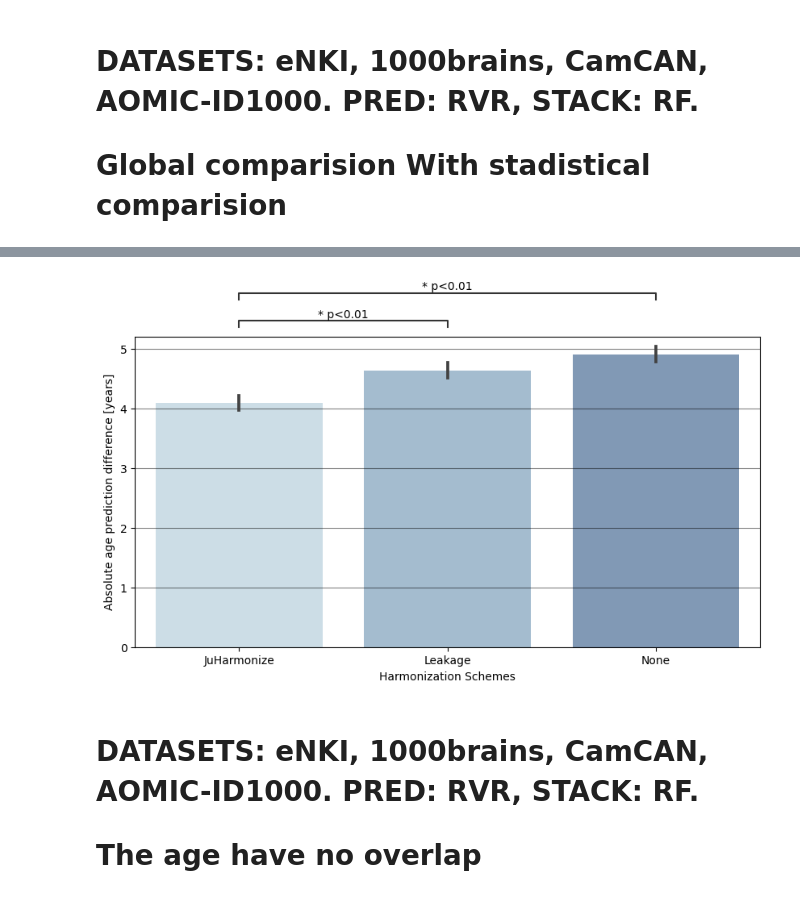
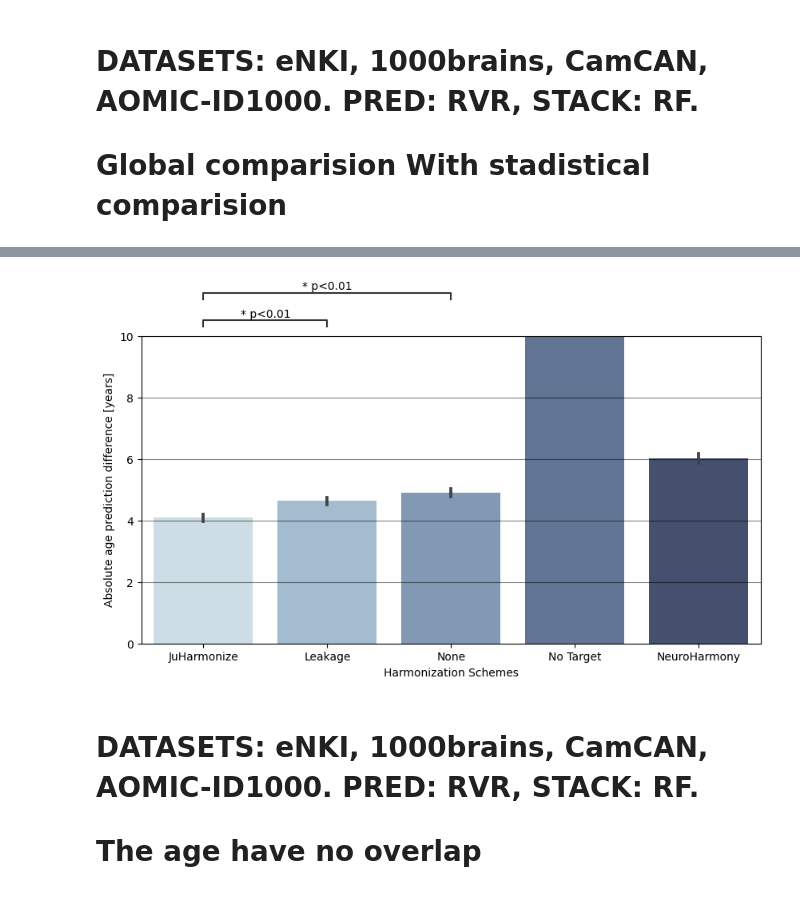
Before and after one commit to juaml/harmonize_project, a Jupyter notebook: 3_check_results/regression_plots.ipynb, the cells around one changed output, grey strips where cells are left out. Saved outputs shown, nothing was run; the diff lists cells and outputs as text; code cells hidden in the pictures.

Commit message:
new plots

```diff
--- a/3_check_results/regression_plots.ipynb
+++ b/3_check_results/regression_plots.ipynb
@@ -36,7 +36,7 @@ data["Harmonization Schemes"].replace({"pretend": "JuHarmonize",
                                 "predict": "NeuroHarmony",
                                 "notarget": "No Target"}, inplace=True)
 
-harm_modes = ["JuHarmonize", "Leakage", "None"]
+harm_modes = ["JuHarmonize", "Cheat", "Leakage", "None", "No Target"]
 
 data["y_diff"] = (data["y_true"]-data["y_pred"])
 
@@ -95,7 +95,7 @@ plt.xlabel("Harmonization Schemes")
 table = table_generation(data)
 print(table)
 plt.grid(alpha=0.5, axis="y", c="black")
-plt.ylim([0, 5.2])
+plt.ylim([0, 10])
 
 # Comparisons for statistical test
 box_list = [("JuHarmonize", "Leakage"),
@@ -116,12 +118,12 @@ None        -0.269594  0.908340  4.892786
 p-value annotation legend:
 ns: 1.00e-02 < p <= 1.00e+00
 * p<0.01: p <= 1.00e-02
 
 Using zero_method  wilcox
 JuHarmonize v.s. Leakage: Wilcoxon test (paired samples) with Bonferroni correction, P_val=2.474e-15 stat=2.639e+06
 Using zero_method  wilcox
 JuHarmonize v.s. None: Wilcoxon test (paired samples) with Bonferroni correction, P_val=2.133e-26 stat=2.476e+06
-[figure, old version]
+[figure, new version]
 # %% [markdown]
 # DATASETS: eNKI, 1000brains, CamCAN, AOMIC-ID1000. PRED: RVR, STACK: RF.
 # The age have no overlap
```
Also changed, not shown: parts of 4 cells of this notebook, 4 other files.
